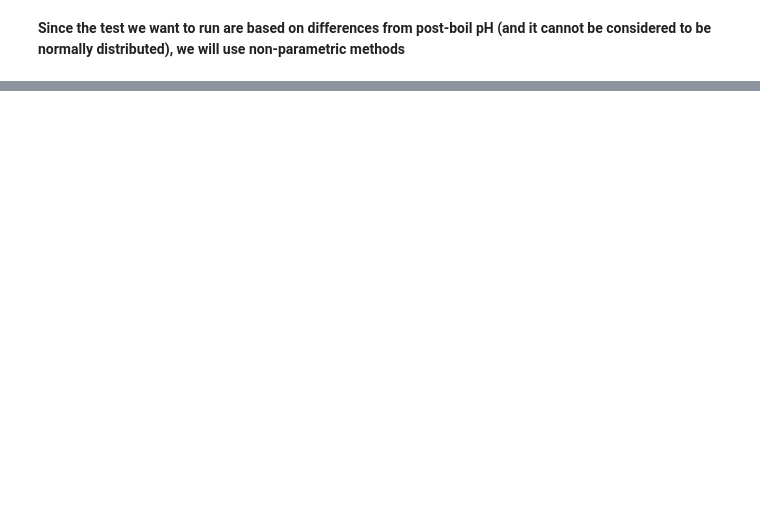
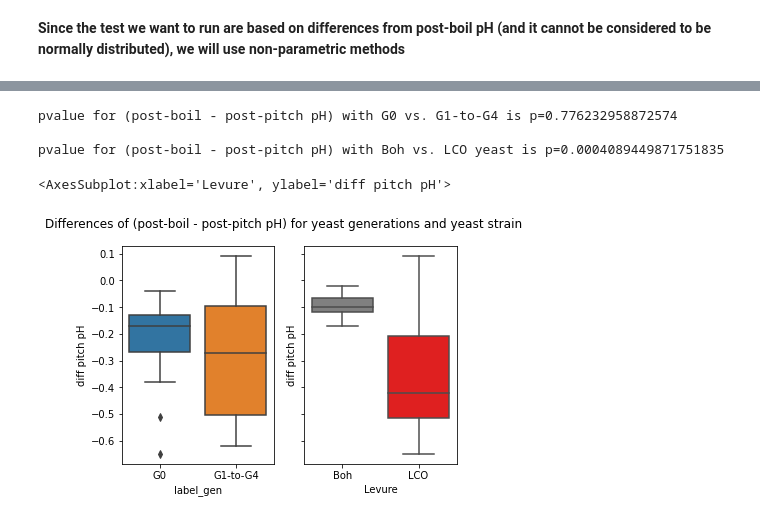
Before and after one commit to simlal/lager_ph_var, a Jupyter notebook: lager-ph-variation.ipynb, the cells around one changed output, grey strips where cells are left out. Saved outputs shown, nothing was run; the diff lists cells and outputs as text; code cells hidden in the pictures; blank space fills up the shorter version.

Commit message:
Add non-param stats and conclusion

```diff
--- a/lager-ph-variation.ipynb
+++ b/lager-ph-variation.ipynb
@@ -275,2 +291,7 @@ Final (pre-DH) distribution does not look Gaussian (reject H0)
 # %% [markdown]
 **Since the test we want to run are based on differences from post-boil pH (and it cannot be considered to be normally distributed), we will use non-parametric methods**
+# %%
+# Wilcoxon Signed-Rank Test for post-boil vs. post-pitch pH (all samples)
+pb_pp_naless = df.dropna(subset=["Post-Boil pH", "Post-pitch pH (FV)"])
+stat, p = wilcoxon(pb_pp_naless["Post-Boil pH"], pb_pp_naless["Post-pitch pH (FV)"])
+print('Statistics={} p={} for post-boil vs. post-pitch pH (all samples)'.format(stat,p))
@@ -276,0 +333,23 @@ Final (pre-DH) distribution does not look Gaussian (reject H0)
+# %%
+# Mann-Whitney U Test for diff (post-boil - post-pitch) comparing G0 vs. G1-to-G4
+dpitch_g0 = pb_pp_naless.query('label_gen == "G0"')
+dpitch_g1g4 = pb_pp_naless.query('label_gen == "G1-to-G4"')
+stat, p = mannwhitneyu(dpitch_g0['diff pitch pH'], dpitch_g1g4['diff pitch pH'])
+print('pvalue for (post-boil - post-pitch pH) with G0 vs. G1-to-G4 is p={}\n'.format(p))
+# Mann-Whitney U Test for diff (post-boil - post-pitch) comparing yeast types (Boh vs. LCO)
+dpitch_boh = pb_pp_naless.query('Levure == "Boh"')
+dpitch_lco = pb_pp_naless.query('Levure == "LCO"')
+stat, p = mannwhitneyu(dpitch_boh['diff pitch pH'], dpitch_lco['diff pitch pH'])
+print('pvalue for (post-boil - post-pitch pH) with Boh vs. LCO yeast is p={}\n'.format(p))
+
+# Boxplots G0 vs G1-to-G4 + Boh vs LCO
+fig, axes = plt.subplots(1,2, sharey=True)
+fig.suptitle('Differences of (post-boil - post-pitch pH) for yeast generations and yeast strain')
+sns.boxplot(data=pb_pp_naless,x="label_gen",y='diff pitch pH', ax=axes[0])
+sns.boxplot(data=pb_pp_naless,x="Levure",y='diff pitch pH',ax=axes[1], palette={"Boh" : "grey","LCO" : "red"})
+# %% [output]
+pvalue for (post-boil - post-pitch pH) with G0 vs. G1-to-G4 is p=0.776232958872574
+
+pvalue for (post-boil - post-pitch pH) with Boh vs. LCO yeast is p=0.0004089449871751835
+<AxesSubplot:xlabel='Levure', ylabel='diff pitch pH'>
+[figure, added]
```
Also changed, not shown: parts of 13 cells of this notebook.
